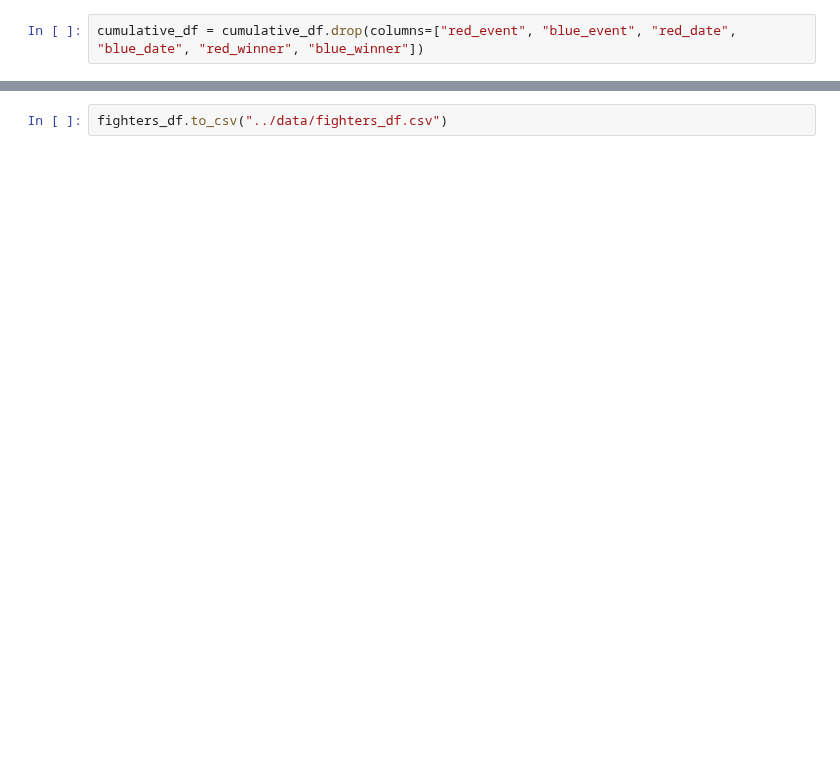
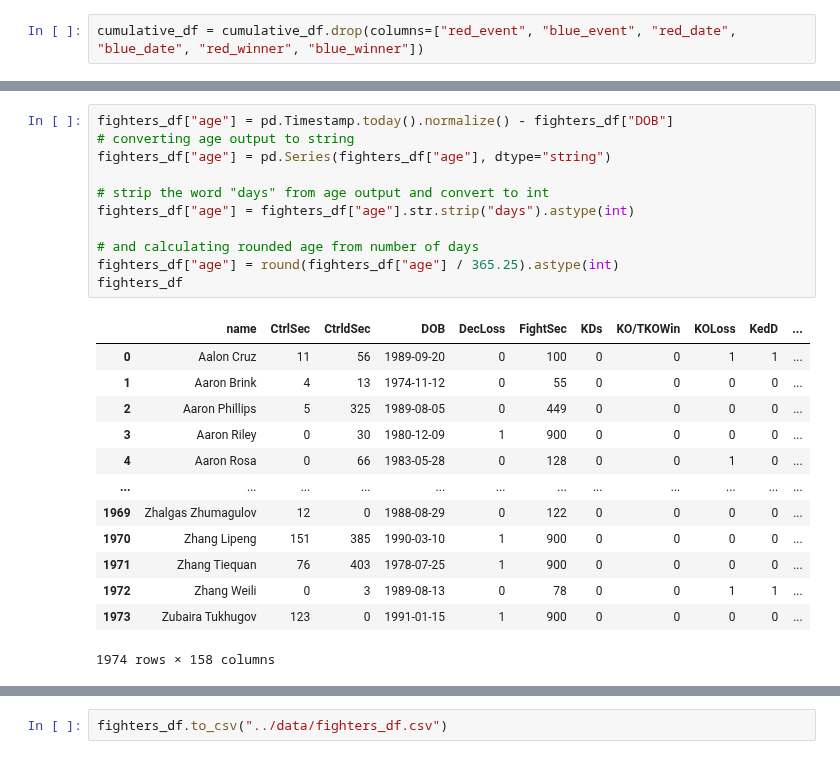
Before and after one commit to a925sw/ufc_stats, a Jupyter notebook: db/prep.ipynb, the cells around one changed output, grey strips where cells are left out. Cells and saved outputs as stored; diff of their text form; blank space fills up the shorter version.

```diff
--- a/db/prep.ipynb
+++ b/db/prep.ipynb
@@ -279,3 +293,28 @@ fighters_df
+# %%
+fighters_df["age"] = pd.Timestamp.today().normalize() - fighters_df["DOB"]
+# converting age output to string
+fighters_df["age"] = pd.Series(fighters_df["age"], dtype="string")
+
+# strip the word "days" from age output and convert to int
+fighters_df["age"] = fighters_df["age"].str.strip("days").astype(int)
+
+# and calculating rounded age from number of days
+fighters_df["age"] = round(fighters_df["age"] / 365.25).astype(int)
+fighters_df
+# %% [output]
+|  | name | CtrlSec | CtrldSec | DOB | DecLoss | FightSec | KDs | KO/TKOWin | KOLoss | KedD | ... |
+| 0 | Aalon Cruz | 11 | 56 | 1989-09-20 | 0 | 100 | 0 | 0 | 1 | 1 | ... |
+| 1 | Aaron Brink | 4 | 13 | 1974-11-12 | 0 | 55 | 0 | 0 | 0 | 0 | ... |
+| 2 | Aaron Phillips | 5 | 325 | 1989-08-05 | 0 | 449 | 0 | 0 | 0 | 0 | ... |
+| 3 | Aaron Riley | 0 | 30 | 1980-12-09 | 1 | 900 | 0 | 0 | 0 | 0 | ... |
+| 4 | Aaron Rosa | 0 | 66 | 1983-05-28 | 0 | 128 | 0 | 0 | 1 | 0 | ... |
+| ... | ... | ... | ... | ... | ... | ... | ... | ... | ... | ... | ... |
+| 1969 | Zhalgas Zhumagulov | 12 | 0 | 1988-08-29 | 0 | 122 | 0 | 0 | 0 | 0 | ... |
+| 1970 | Zhang Lipeng | 151 | 385 | 1990-03-10 | 1 | 900 | 0 | 0 | 0 | 0 | ... |
+| 1971 | Zhang Tiequan | 76 | 403 | 1978-07-25 | 1 | 900 | 0 | 0 | 0 | 0 | ... |
+| 1972 | Zhang Weili | 0 | 3 | 1989-08-13 | 0 | 78 | 0 | 0 | 1 | 1 | ... |
+| 1973 | Zubaira Tukhugov | 123 | 0 | 1991-01-15 | 1 | 900 | 0 | 0 | 0 | 0 | ... |
+1974 rows × 158 columns
 # %%
 fighters_df = fighters_df.drop(columns=["CtrlSec", "CtrldSec", "DecLoss", "FightSec", "KDs", "KO/TKOWin", "KOLoss", "KedD",\
                                        "Reversals", "RndEnd", "SigBodyStkAbs", "SigBodyStkSeen", "SigClchStkAbs", \
```
Also changed, not shown: parts of 9 cells of this notebook, 6 other files.
